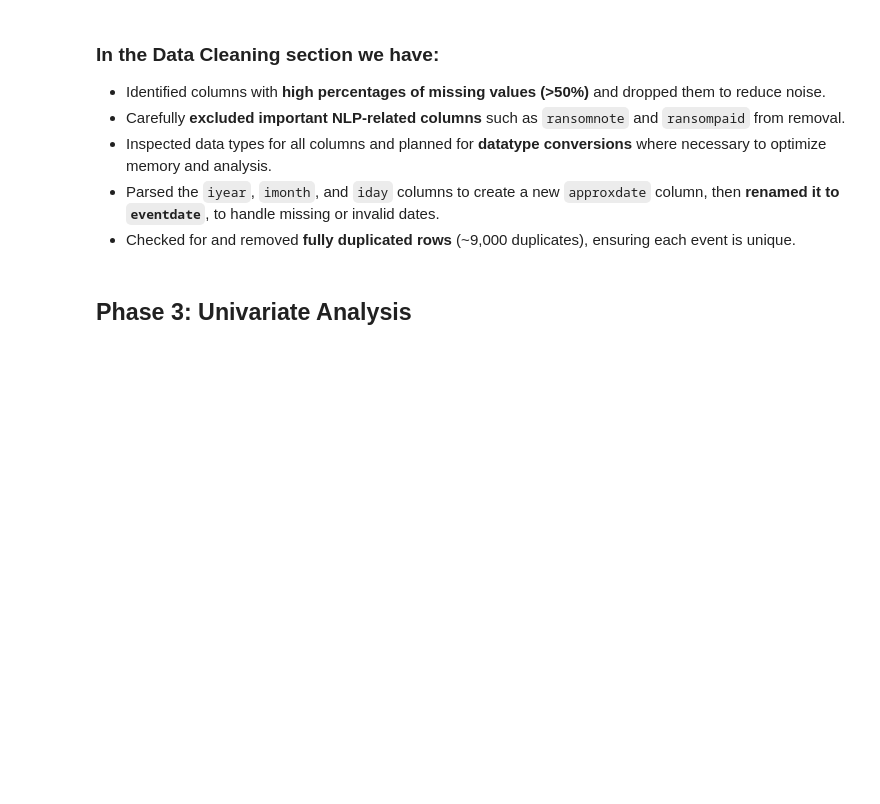
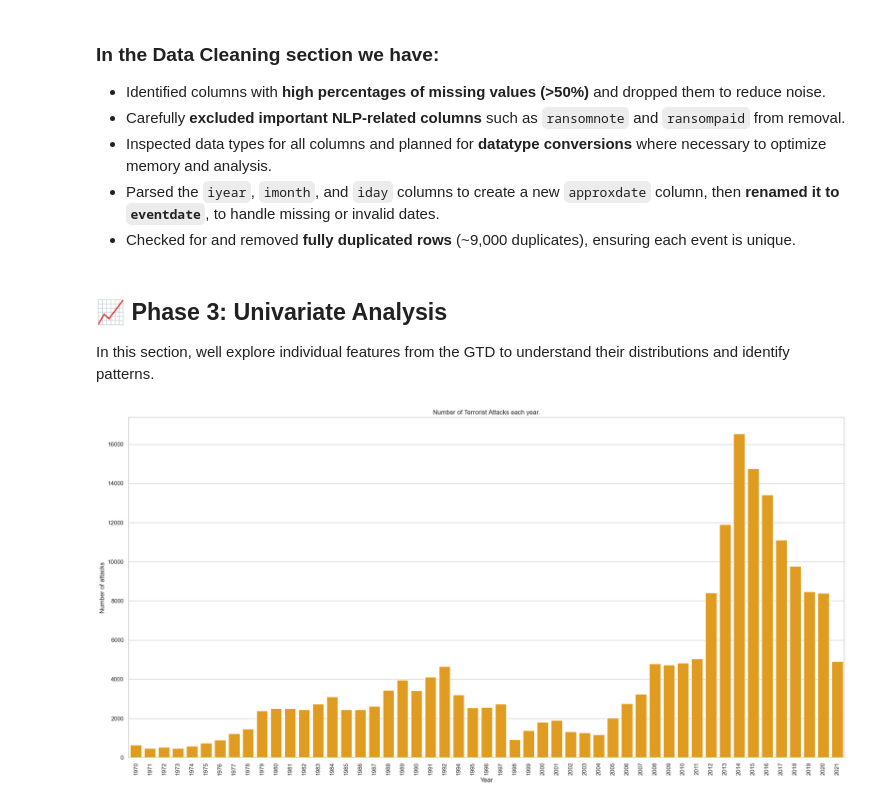
Before and after one commit to anvony/gtd-eda-project, a Jupyter notebook: gtd_eda.ipynb, the cells around one changed output. Cells and saved outputs as stored; diff of their text form; code cells hidden in the pictures; blank space fills up the shorter version.

Commit message:
Phase 3: Univariate Analysis

```diff
--- a/gtd_eda.ipynb
+++ b/gtd_eda.ipynb
@@ -240,4 +249,18 @@ Number of duplicate entries: 9068
 - Parsed the `iyear`, `imonth`, and `iday` columns to create a new `approxdate` column, then **renamed it to `eventdate`**, to handle missing or invalid dates.
 - Checked for and removed **fully duplicated rows** (~9,000 duplicates), ensuring each event is unique.
 # %% [markdown]
-## Phase 3: Univariate Analysis
+## 📈 Phase 3: Univariate Analysis
+
+In this section, well explore individual features from the GTD to understand their distributions and identify patterns.
+# %%
+#Seaborn visualization to display the number of attacks each year.
+plt.figure(figsize=(20,10))
+sns.countplot(data= terror, x="year", color="orange")
+plt.title("Number of Terrorist Attacks each year.")
+plt.xlabel("Year")
+plt.ylabel("Number of attacks")
+plt.tight_layout()
+plt.xticks(rotation=90)
+plt.show()
+# %% [output]
+[figure, added]
```
Also changed, not shown: parts of 55 cells of this notebook, 1 other file.
